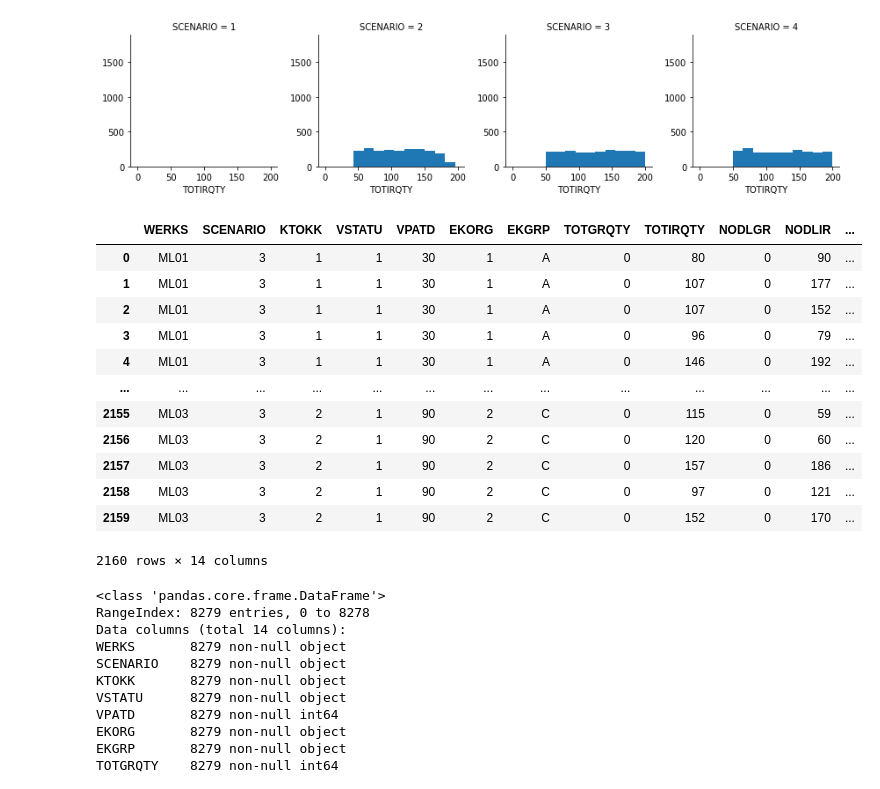
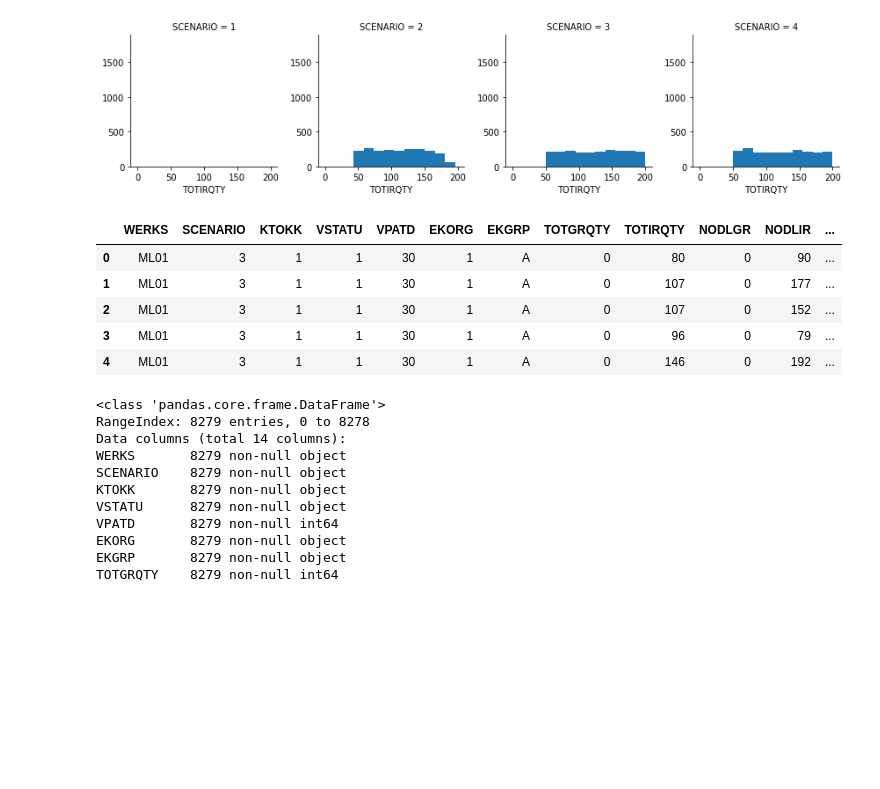
Before and after one commit to rafiqhasan/AI_DL_ML_Repo, a Jupyter notebook: Tflow_Estimator_train_evaluate_with_feature_engg/GRIR_Tensorflow_PipeLine_TFDataset.ipynb, the cells around one changed output. Saved outputs shown, nothing was run; the diff lists cells and outputs as text; code cells hidden in the pictures; blank space fills up the shorter version.

```diff
--- a/Tflow_Estimator_train_evaluate_with_feature_engg/GRIR_Tensorflow_PipeLine_TFDataset.ipynb
+++ b/Tflow_Estimator_train_evaluate_with_feature_engg/GRIR_Tensorflow_PipeLine_TFDataset.ipynb
@@ -68,21 +68,14 @@ plt.show()
 # %%
 #Filter out scenario = 3 ( It has TOTGRQTY == 0 )
 df_s1 = df[df['SCENARIO'].eq(3) & df['TOTGRQTY'].eq(0)]
-df_s1
+df_s1.head()
 # %% [output]
 |  | WERKS | SCENARIO | KTOKK | VSTATU | VPATD | EKORG | EKGRP | TOTGRQTY | TOTIRQTY | NODLGR | NODLIR | ... |
 | 0 | ML01 | 3 | 1 | 1 | 30 | 1 | A | 0 | 80 | 0 | 90 | ... |
 | 1 | ML01 | 3 | 1 | 1 | 30 | 1 | A | 0 | 107 | 0 | 177 | ... |
 | 2 | ML01 | 3 | 1 | 1 | 30 | 1 | A | 0 | 107 | 0 | 152 | ... |
 | 3 | ML01 | 3 | 1 | 1 | 30 | 1 | A | 0 | 96 | 0 | 79 | ... |
 | 4 | ML01 | 3 | 1 | 1 | 30 | 1 | A | 0 | 146 | 0 | 192 | ... |
-| ... | ... | ... | ... | ... | ... | ... | ... | ... | ... | ... | ... | ... |
-| 2155 | ML03 | 3 | 2 | 1 | 90 | 2 | C | 0 | 115 | 0 | 59 | ... |
-| 2156 | ML03 | 3 | 2 | 1 | 90 | 2 | C | 0 | 120 | 0 | 60 | ... |
-| 2157 | ML03 | 3 | 2 | 1 | 90 | 2 | C | 0 | 157 | 0 | 186 | ... |
-| 2158 | ML03 | 3 | 2 | 1 | 90 | 2 | C | 0 | 97 | 0 | 121 | ... |
-| 2159 | ML03 | 3 | 2 | 1 | 90 | 2 | C | 0 | 152 | 0 | 170 | ... |
-2160 rows × 14 columns
 # %%
 #Mark some columns as categorical so that TF treats them as categorical
 for col_cat in ['SCENARIO','KTOKK','VSTATU','EKORG']:
```
Also changed, not shown: parts of 8 cells of this notebook.
